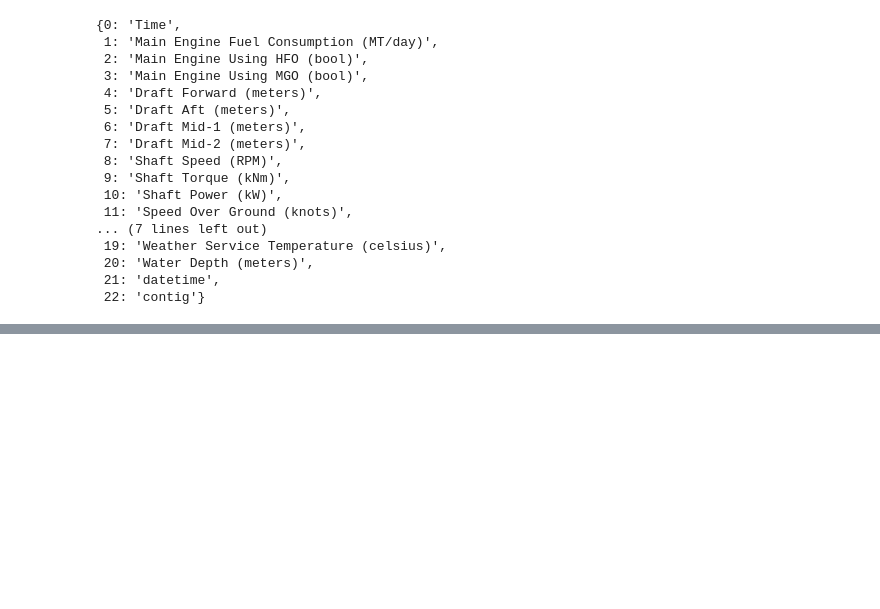
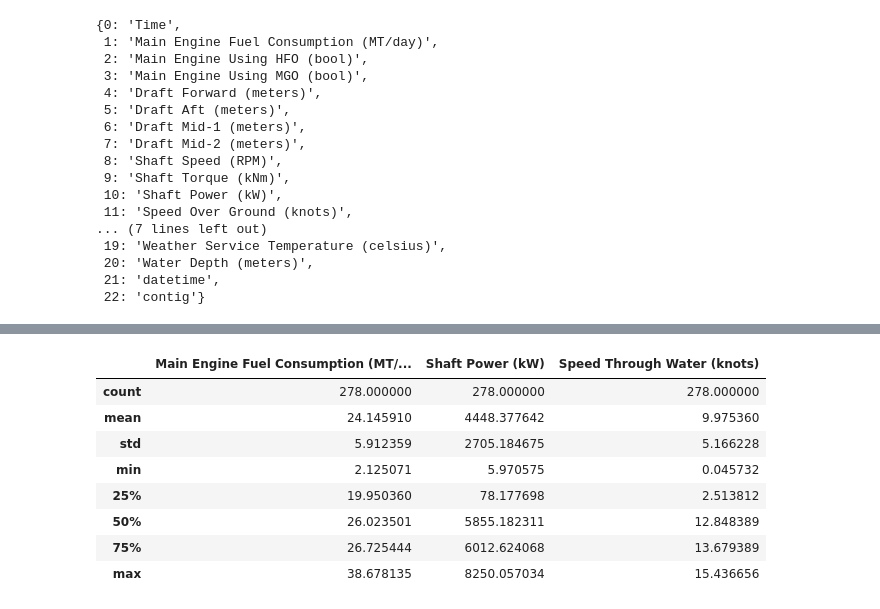
Before and after one commit to jfried23/ship, a Jupyter notebook: Pre-processing.ipynb, the cells around one changed output, grey strips where cells are left out. Drawn from its saved outputs; the diff is of its cells as text; code cells hidden in the pictures; blank space fills up the shorter version.

```diff
--- a/Pre-processing.ipynb
+++ b/Pre-processing.ipynb
@@ -118,0 +209,12 @@ df2.to_pickle('process.pkl')
+# %%
+df2[df2.trip.isin([188,238])][[cn[1],cn[10],cn[12]]].describe()
+# %% [output]
+|  | Main Engine Fuel Consumption (MT/... | Shaft Power (kW) | Speed Through Water (knots) |
+| count | 278.000000 | 278.000000 | 278.000000 |
+| mean | 24.145910 | 4448.377642 | 9.975360 |
+| std | 5.912359 | 2705.184675 | 5.166228 |
+| min | 2.125071 | 5.970575 | 0.045732 |
+| 25% | 19.950360 | 78.177698 | 2.513812 |
+| 50% | 26.023501 | 5855.182311 | 12.848389 |
+| 75% | 26.725444 | 6012.624068 | 13.679389 |
+| max | 38.678135 | 8250.057034 | 15.436656 |
```
Also changed, not shown: parts of 13 cells of this notebook, 2 other files.
